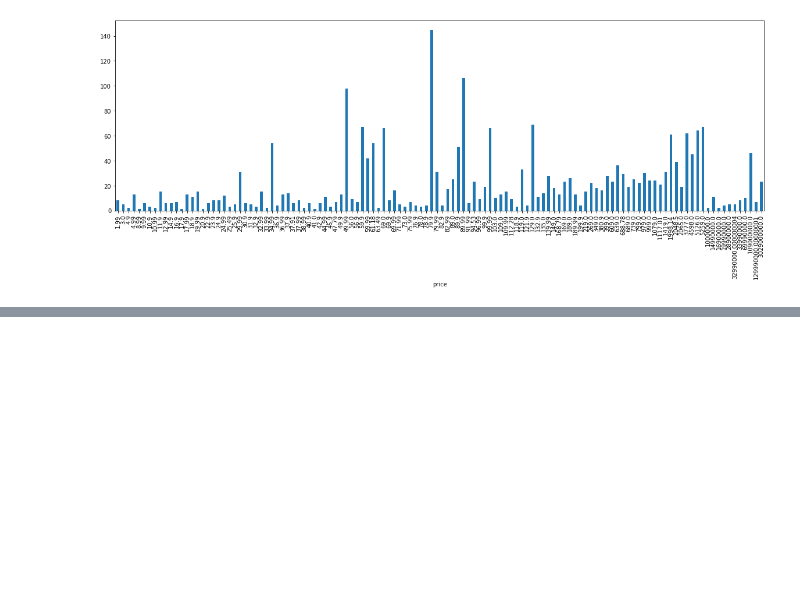
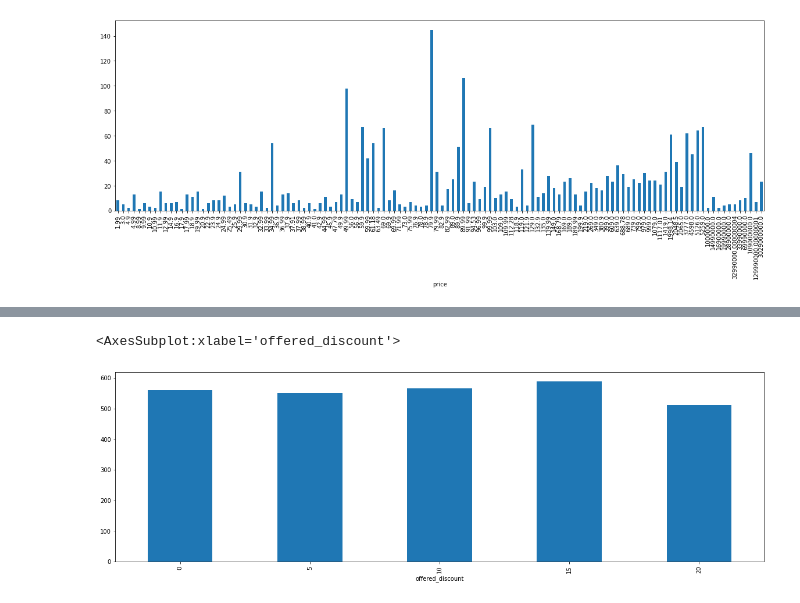
Before and after one commit to Rolkarolka/Delivery-optimization, a Jupyter notebook: notebooks/data_analysis.ipynb, the cells around one changed output, grey strips where cells are left out. Cells and saved outputs as stored; diff of their text form; code cells hidden in the pictures; blank space fills up the shorter version.

```diff
--- a/notebooks/data_analysis.ipynb
+++ b/notebooks/data_analysis.ipynb
@@ -199,0 +232,6 @@ df.groupby(df["price"])["price"].count().plot(kind='bar', rot=90, ax=axs) # do s
+# %%
+fig, axs = plt.subplots(figsize=(20, 6))
+bought_product_df.groupby(bought_product_df["offered_discount"])["offered_discount"].count().plot(kind='bar', ax=axs)
+# %% [output]
+<AxesSubplot:xlabel='offered_discount'>
+[figure, added]
```
Also changed, not shown: parts of 9 cells of this notebook.
